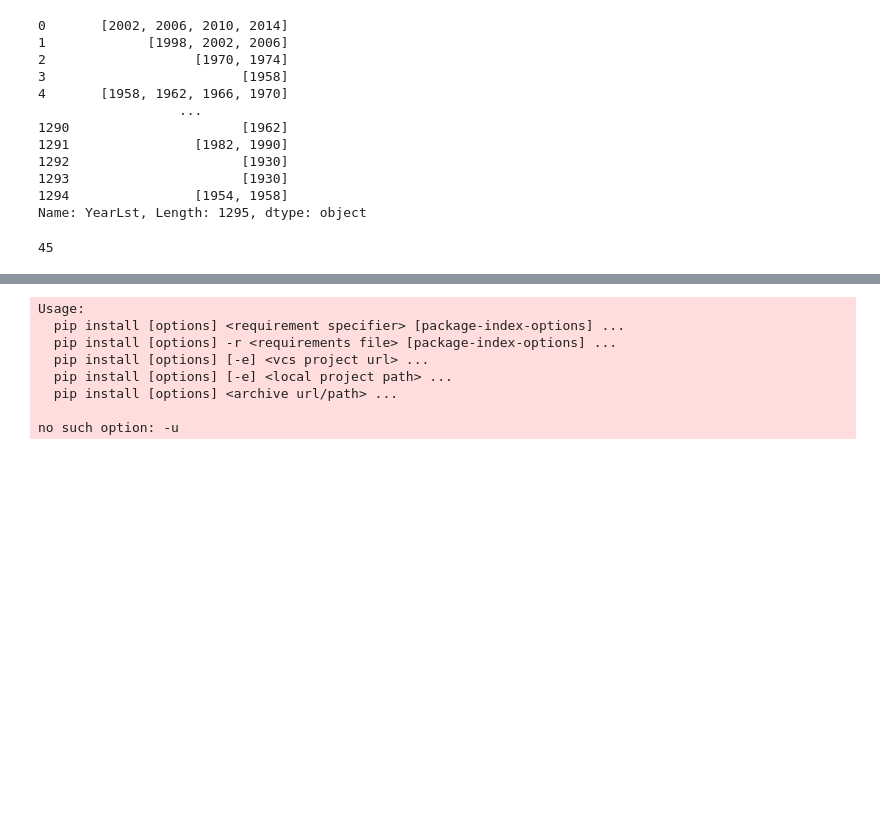
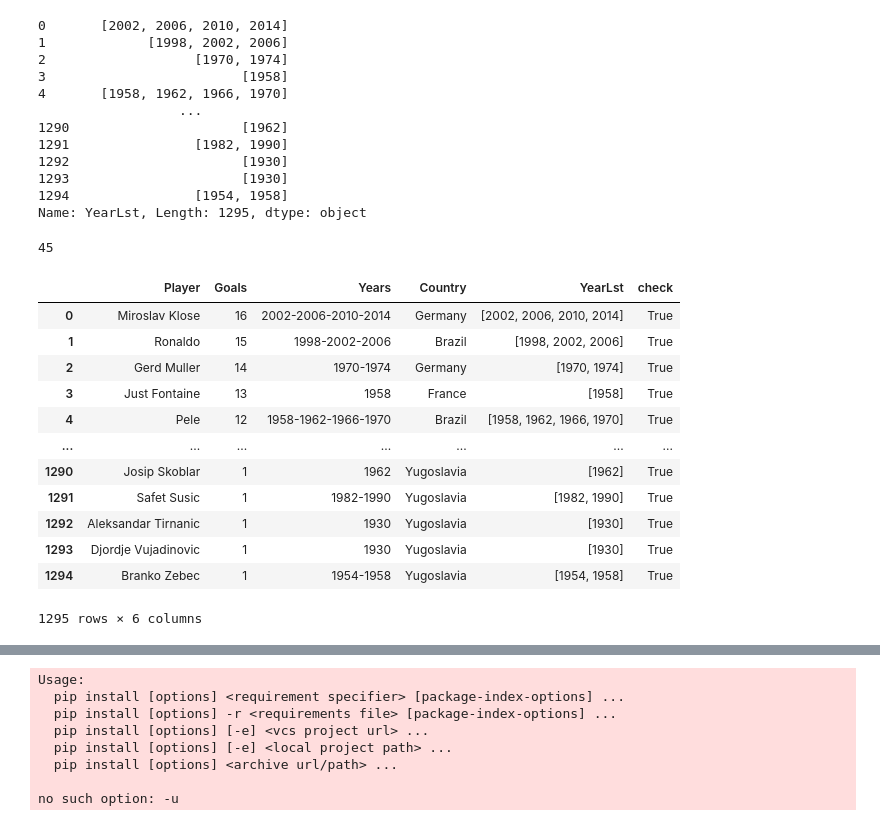
Before and after one commit to hyunji2776/bigdata, a Jupyter notebook: DataManim_Type1_Excercise.ipynb, the cells around one changed output, grey strips where cells are left out. Drawn from its saved outputs; the diff is of its cells as text; code cells hidden in the pictures; blank space fills up the shorter version.

```diff
--- a/DataManim_Type1_Excercise.ipynb
+++ b/DataManim_Type1_Excercise.ipynb
@@ -662,0 +661,16 @@ ans
+# %%
+df
+# %% [output]
+|  | Player | Goals | Years | Country | YearLst | check |
+| 0 | Miroslav Klose | 16 | 2002-2006-2010-2014 | Germany | [2002, 2006, 2010, 2014] | True |
+| 1 | Ronaldo | 15 | 1998-2002-2006 | Brazil | [1998, 2002, 2006] | True |
+| 2 | Gerd Muller | 14 | 1970-1974 | Germany | [1970, 1974] | True |
+| 3 | Just Fontaine | 13 | 1958 | France | [1958] | True |
+| 4 | Pele | 12 | 1958-1962-1966-1970 | Brazil | [1958, 1962, 1966, 1970] | True |
+| ... | ... | ... | ... | ... | ... | ... |
+| 1290 | Josip Skoblar | 1 | 1962 | Yugoslavia | [1962] | True |
+| 1291 | Safet Susic | 1 | 1982-1990 | Yugoslavia | [1982, 1990] | True |
+| 1292 | Aleksandar Tirnanic | 1 | 1930 | Yugoslavia | [1930] | True |
+| 1293 | Djordje Vujadinovic | 1 | 1930 | Yugoslavia | [1930] | True |
+| 1294 | Branko Zebec | 1 | 1954-1958 | Yugoslavia | [1954, 1958] | True |
+1295 rows × 6 columns
```
Also changed, not shown: parts of 37 cells of this notebook.
